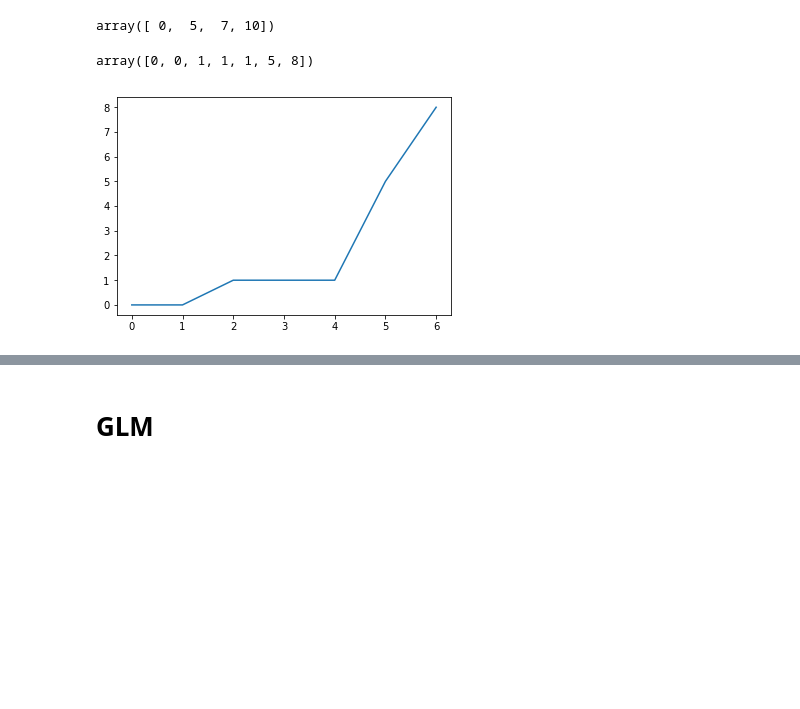
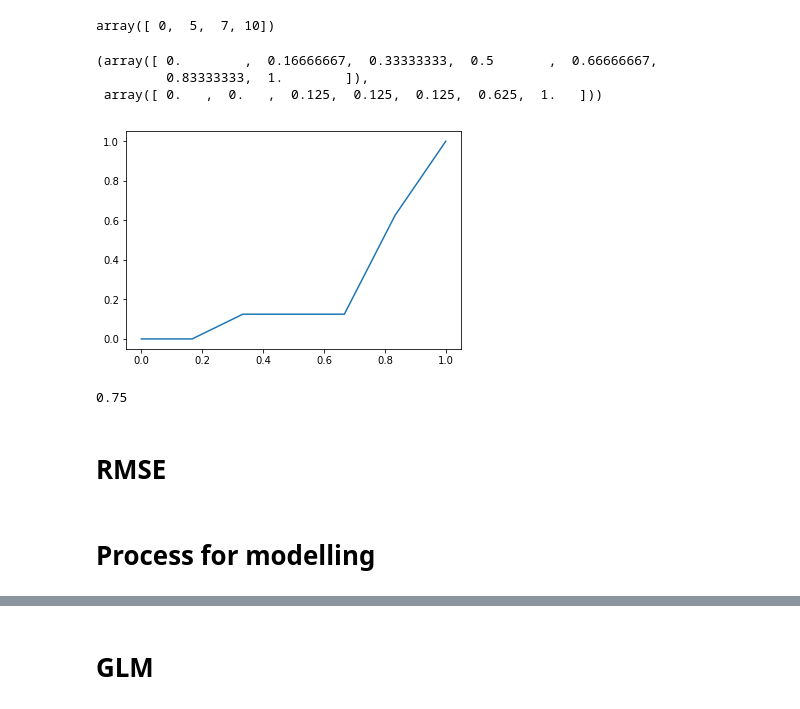
Before and after one commit to WoutAarts/portfolio, a Jupyter notebook: kaggle_insurance.ipynb, the cells around one changed output, grey strips where cells are left out. Saved outputs shown, nothing was run; the diff lists cells and outputs as text; code cells hidden in the pictures; blank space fills up the shorter version.

```diff
--- a/kaggle_insurance.ipynb
+++ b/kaggle_insurance.ipynb
@@ -183,13 +263,16 @@ def lorenz_curve(risk_proxy, loss):
     idx = np.argsort(risk_proxy)
 
     ordered_loss = loss[idx]
-    cum_loss =  ordered_loss.cumsum()
+    cum_loss =  ordered_loss.cumsum() / sum(loss)
+    x_axis = np.linspace(0,1,len(cum_loss))
 
-    return cum_loss
+    return x_axis, cum_loss
 
 risk_proxy_example = np.array([1,2,4,6,4,2,1])
 loss_example = np.array([0,1,0,3,4,0,0,])
 
 lorenz_curve(risk_proxy_example, loss_example)
 # %% [output]
-array([0, 0, 1, 1, 1, 5, 8])
+(array([ 0.        ,  0.16666667,  0.33333333,  0.5       ,  0.66666667,
+         0.83333333,  1.        ]),
+ array([ 0.   ,  0.   ,  0.125,  0.125,  0.125,  0.625,  1.   ]))
@@ -196,8 +284,16 @@ array([0, 0, 1, 1, 1, 5, 8])
 # %%
 fig, ax = plt.subplots()
 
 y = lorenz_curve(risk_proxy_example, loss_example)
 
-ax.plot(np.arange(len(y)), y);
+ax.plot(y[0], y[1]);
 # %% [output]
-[figure, old version]
+[figure, new version]
+# %%
+score(y[0], y[1])
+# %% [output]
+0.75
+# %% [markdown]
+# RMSE
+# %% [markdown]
+# Process for modelling
```
Also changed, not shown: parts of 27 cells of this notebook.
